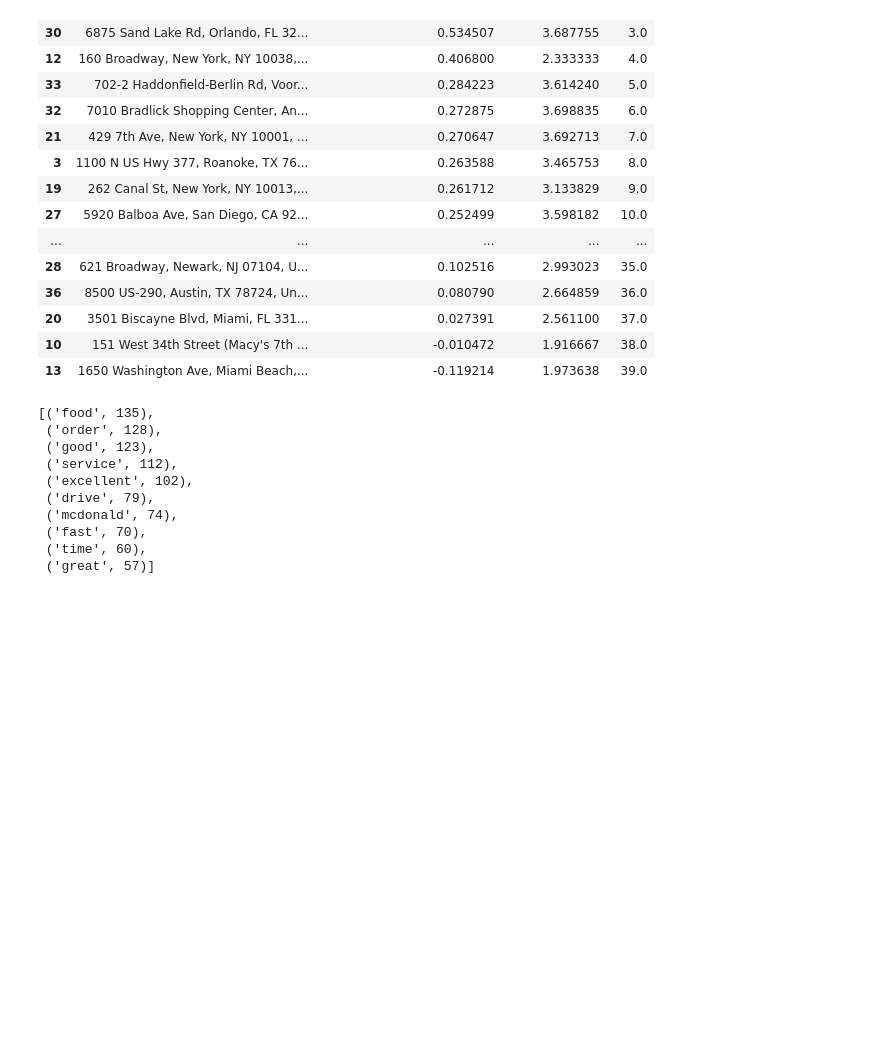
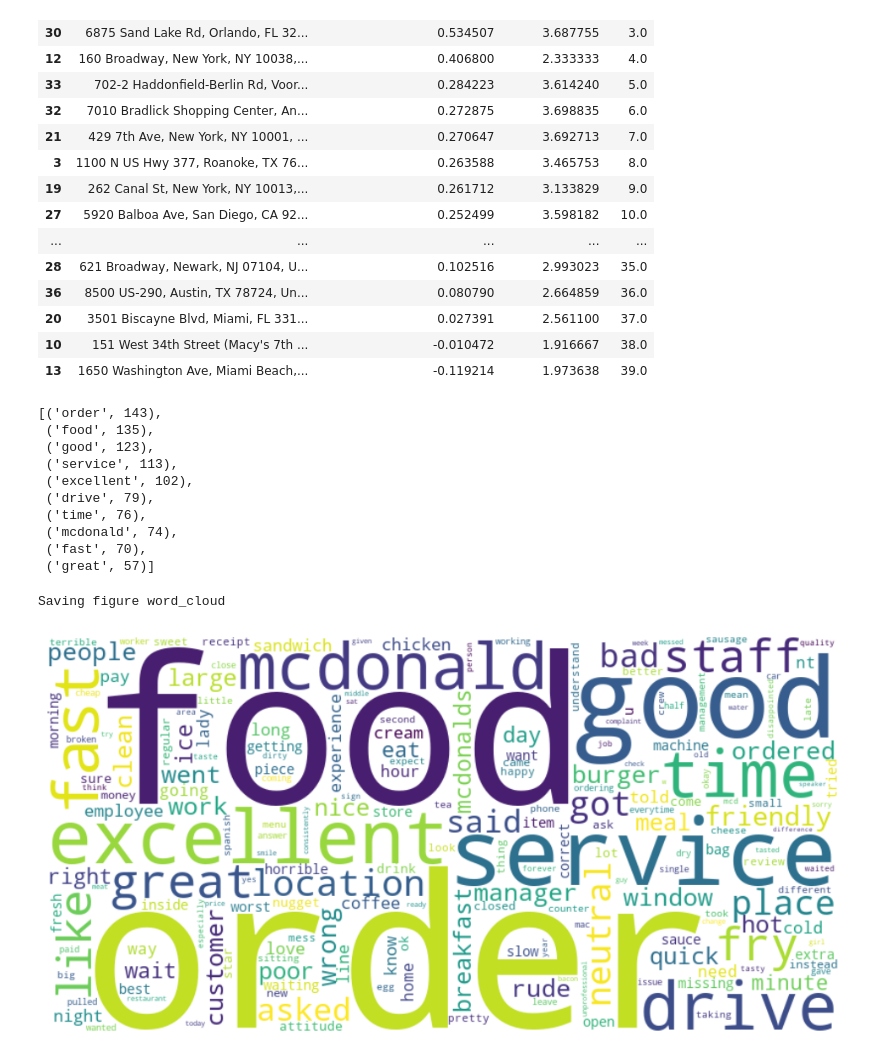
Before and after one commit to TeachFakerPlayingMid/McDonald-s_Store_Reviews_Analytics_INSY669_Final_Project, a Jupyter notebook: sentiment visualization.ipynb, the cells around one changed output. Drawn from its saved outputs; the diff is of its cells as text; code cells hidden in the pictures; blank space fills up the shorter version.

```diff
--- a/sentiment visualization.ipynb
+++ b/sentiment visualization.ipynb
@@ -100,7 +100,7 @@ word_counts_by_store = defaultdict(lambda: defaultdict(int))
 # Preprocess and tokenize the reviews
 for _, row in data.iterrows():
     store_address = row['store_address']
-    review = row['process_review_spacy']
+    review = row['processed_review_nltk']
     doc = nlp(str(review))
 
     # Increment word counts for this store, excluding stopwords and non-alphabetic words
@@ -116,16 +116,35 @@ first_store_word_counts_sorted = sorted(first_store_word_counts.items(), key=lam
 
 first_store_word_counts_sorted
 # %% [output]
-[('food', 135),
- ('order', 128),
+[('order', 143),
+ ('food', 135),
  ('good', 123),
- ('service', 112),
+ ('service', 113),
  ('excellent', 102),
  ('drive', 79),
+ ('time', 76),
  ('mcdonald', 74),
  ('fast', 70),
- ('time', 60),
  ('great', 57)]
+# %%
+from wordcloud import WordCloud
+import matplotlib.pyplot as plt
+
+# Assuming 'first_store_word_counts' is a dictionary of word frequencies for the first store
+word_frequencies = {word: count for word, count in first_store_word_counts.items()}
+
+# Create a word cloud
+wordcloud = WordCloud(width = 800, height = 400, background_color ='white').generate_from_frequencies(word_frequencies)
+
+# Display the generated word cloud:
+plt.figure(figsize=(10, 5))
+plt.imshow(wordcloud, interpolation='bilinear')
+plt.axis('off')  # Don't show axes for a cleaner look
+save_fig("word_cloud")
+plt.show()
+# %% [output]
+Saving figure word_cloud
+[figure, added]
 # %%
 from collections import defaultdict, Counter
 import re
```
Also changed, not shown: parts of 9 cells of this notebook, 17 other files.
